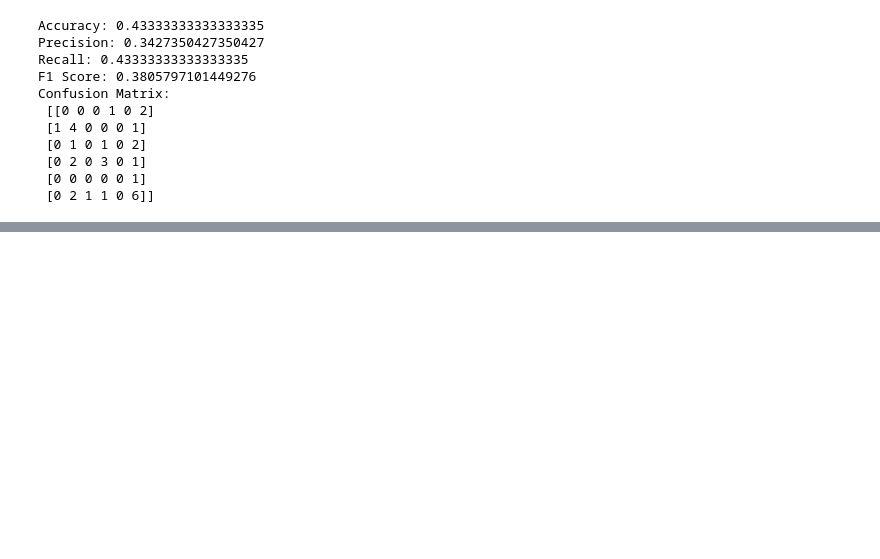
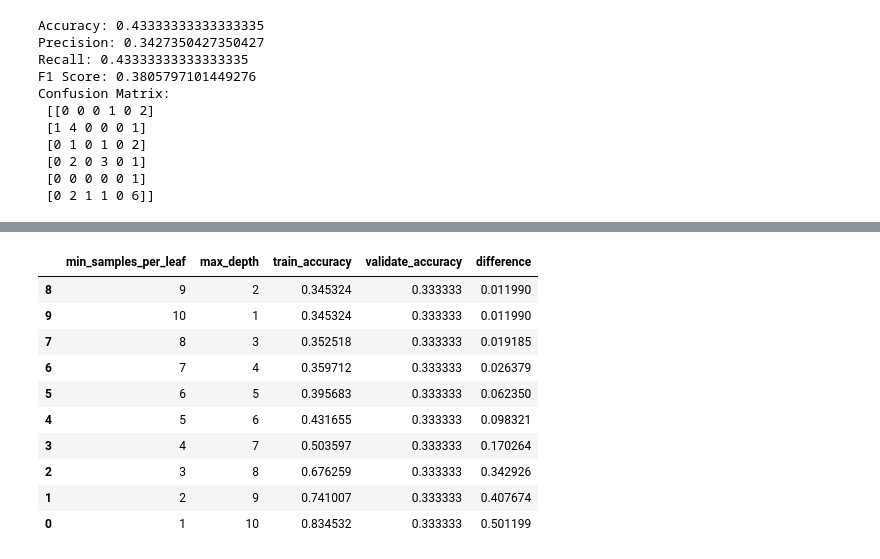
Before and after one commit to NLP-mini-project/NLP-MVP, a Jupyter notebook: nick_prepare_explore.ipynb, the cells around one changed output, grey strips where cells are left out. Cells and saved outputs as stored; diff of their text form; code cells hidden in the pictures; blank space fills up the shorter version.

```diff
--- a/nick_prepare_explore.ipynb
+++ b/nick_prepare_explore.ipynb
@@ -1141,10 +804,0 @@ Accuracy of Logistic Regression classifier on training set: 36.67%
-# %%
-logit = LogisticRegression(random_state = 22)
-
-logit.fit(X_train, y_train)
-
-y_pred_test = logit.predict(X_test)
-
-accuracy = logit.score(X_test, y_test)
-
-print(f'Accuracy of Logistic Regression classifier on training set: {accuracy:.2%}')
@@ -1153,6 +804,0 @@ Accuracy of Logistic Regression classifier on training set: 33.33%
-# %%
-knn = KNeighborsClassifier(n_neighbors = 18)
-
-knn = knn.fit(X_train, y_train)
-
-knn.score(X_test, y_test)
@@ -1301,0 +910,42 @@ def best_models():
+# %%
+#random forests
+metrics = []
+max_depth = 11
+
+for i in range(1, max_depth):
+
+    depth = max_depth - i
+    n_samples = i
+    rf = RandomForestClassifier(max_depth = depth, min_samples_leaf = n_samples,
+                                random_state = 22, n_estimators = 200)
+
+    rf = rf.fit(X_train, y_train)
+
+    in_sample_accuracy = rf.score(X_train, y_train)
+
+    out_of_sample_accuracy = rf.score(X_val, y_val)
+
+    output = {
+            'min_samples_per_leaf': n_samples,
+            'max_depth': depth,
+            'train_accuracy': in_sample_accuracy,
+            'validate_accuracy': out_of_sample_accuracy
+            }
+
+    metrics.append(output)
+
+rf = pd.DataFrame(metrics)
+rf["difference"] = rf.train_accuracy - rf.validate_accuracy
+rf.sort_values(by=['difference'])
+# %% [output]
+|  | min_samples_per_leaf | max_depth | train_accuracy | validate_accuracy | difference |
+| 8 | 9 | 2 | 0.345324 | 0.333333 | 0.011990 |
+| 9 | 10 | 1 | 0.345324 | 0.333333 | 0.011990 |
+| 7 | 8 | 3 | 0.352518 | 0.333333 | 0.019185 |
+| 6 | 7 | 4 | 0.359712 | 0.333333 | 0.026379 |
+| 5 | 6 | 5 | 0.395683 | 0.333333 | 0.062350 |
+| 4 | 5 | 6 | 0.431655 | 0.333333 | 0.098321 |
+| 3 | 4 | 7 | 0.503597 | 0.333333 | 0.170264 |
+| 2 | 3 | 8 | 0.676259 | 0.333333 | 0.342926 |
+| 1 | 2 | 9 | 0.741007 | 0.333333 | 0.407674 |
+| 0 | 1 | 10 | 0.834532 | 0.333333 | 0.501199 |
```
Also changed, not shown: parts of 84 cells of this notebook.
